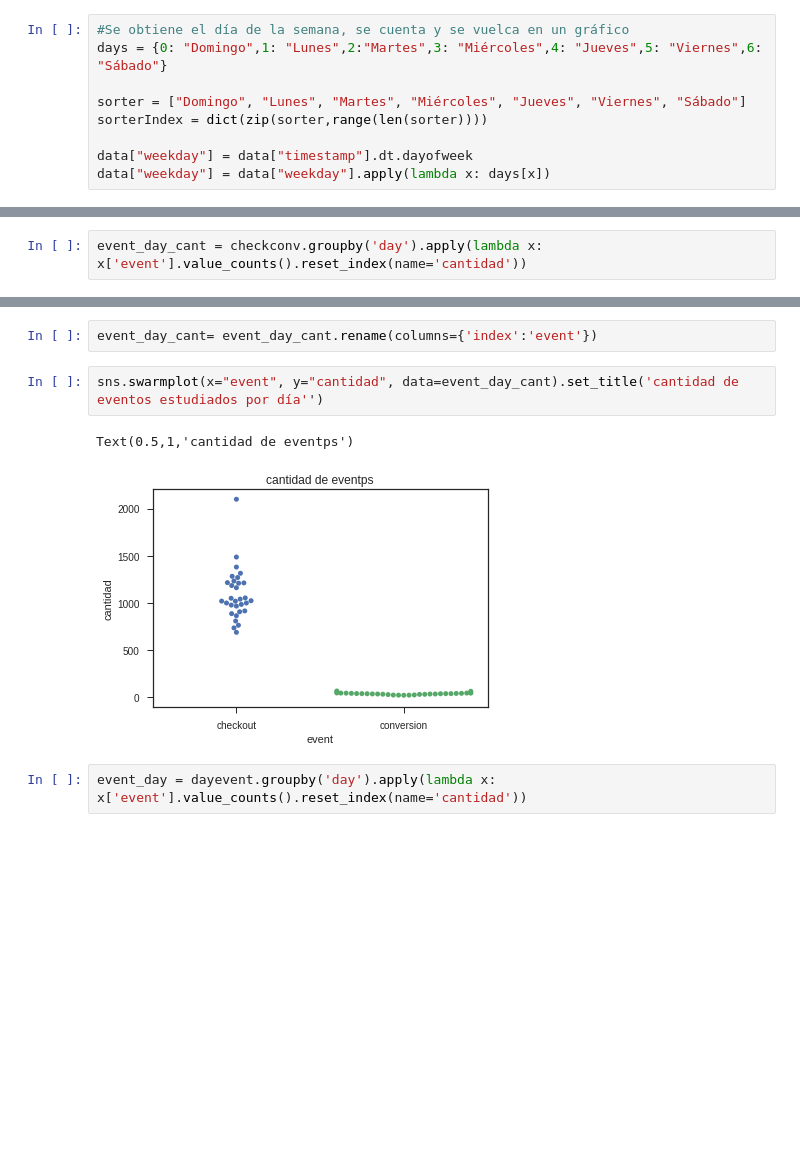
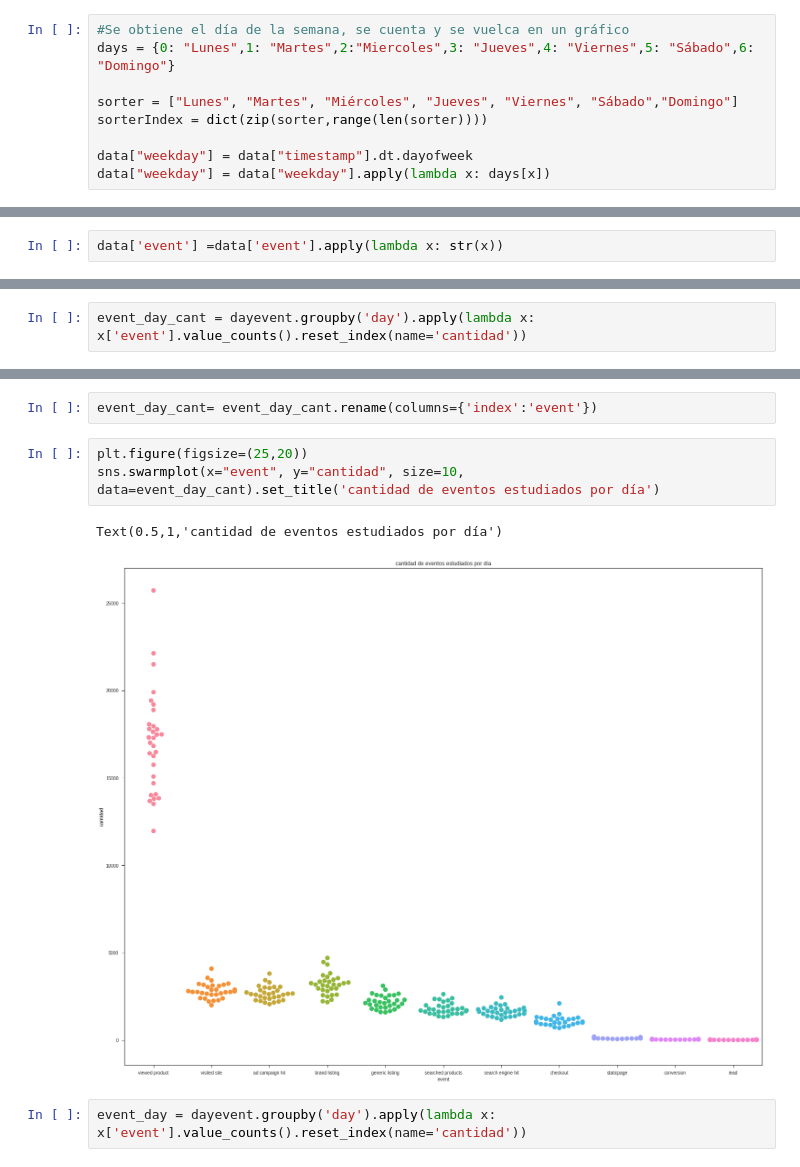
Before and after one commit to rozanecm/7506_OrganizacionDeDatos_TP1, a Jupyter notebook: algunos_graficos.ipynb, the cells around one changed output, grey strips where cells are left out. Cells and saved outputs as stored; diff of their text form; blank space fills up the shorter version.

```diff
--- a/algunos_graficos.ipynb
+++ b/algunos_graficos.ipynb
@@ -33,9 +36,9 @@ data['day'] = data['timestamp'].dt.day
 data['hour'] = data['timestamp'].dt.hour
 # %%
 #Se obtiene el día de la semana, se cuenta y se vuelca en un gráfico
-days = {0: "Domingo",1: "Lunes",2:"Martes",3: "Miércoles",4: "Jueves",5: "Viernes",6: "Sábado"}
+days = {0: "Lunes",1: "Martes",2:"Miercoles",3: "Jueves",4: "Viernes",5: "Sábado",6: "Domingo"}
 
-sorter = ["Domingo", "Lunes", "Martes", "Miércoles", "Jueves", "Viernes", "Sábado"]
+sorter = ["Lunes", "Martes", "Miércoles", "Jueves", "Viernes", "Sábado","Domingo"]
 sorterIndex = dict(zip(sorter,range(len(sorter))))
 
 data["weekday"] = data["timestamp"].dt.dayofweek
@@ -57,0 +68,2 @@ Text(0,0.5,'Cantidad de eventos')
+# %%
+data['event'] =data['event'].apply(lambda x: str(x))
@@ -194,7 +308,7 @@ dayevent = data[['event','day']]
 # %%
 checkconv = dayevent[(dayevent['event']=='conversion')|(dayevent['event']=='checkout')]
 # %%
-event_day_cant = checkconv.groupby('day').apply(lambda x: x['event'].value_counts().reset_index(name='cantidad'))
+event_day_cant = dayevent.groupby('day').apply(lambda x: x['event'].value_counts().reset_index(name='cantidad'))
 # %%
 event_day_cant.head()
 # %% [output]
@@ -208,10 +322,11 @@ event_day_cant.head()
 # %%
 event_day_cant= event_day_cant.rename(columns={'index':'event'})
 # %%
-sns.swarmplot(x="event", y="cantidad", data=event_day_cant).set_title('cantidad de eventos estudiados por día'')
+plt.figure(figsize=(25,20))
+sns.swarmplot(x="event", y="cantidad", size=10, data=event_day_cant).set_title('cantidad de eventos estudiados por día')
 # %% [output]
-Text(0.5,1,'cantidad de eventps')
+Text(0.5,1,'cantidad de eventos estudiados por día')
-[figure, old version]
+[figure, new version]
 # %%
 event_day = dayevent.groupby('day').apply(lambda x: x['event'].value_counts().reset_index(name='cantidad'))
 # %%
```
Also changed, not shown: parts of 32 cells of this notebook.
